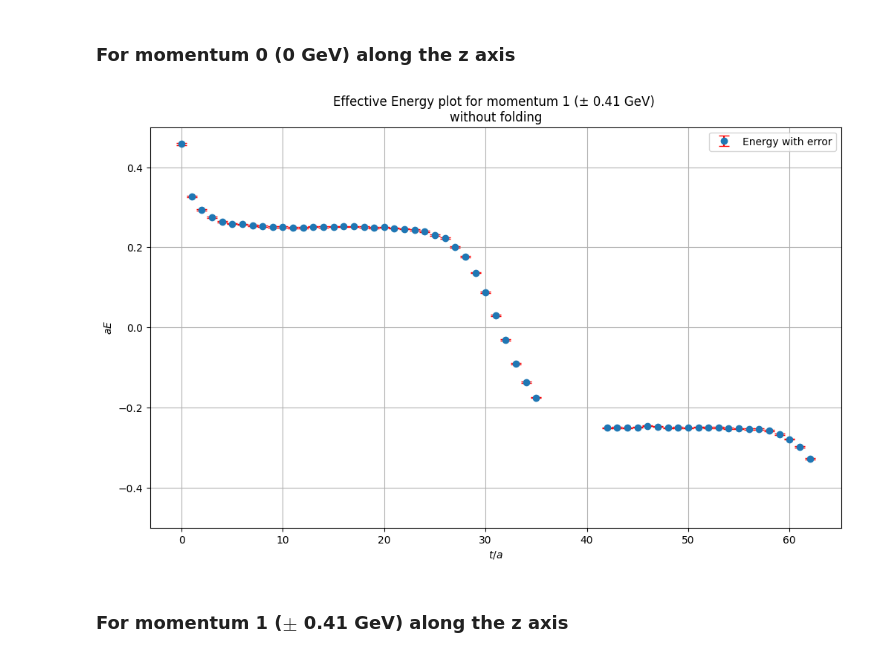
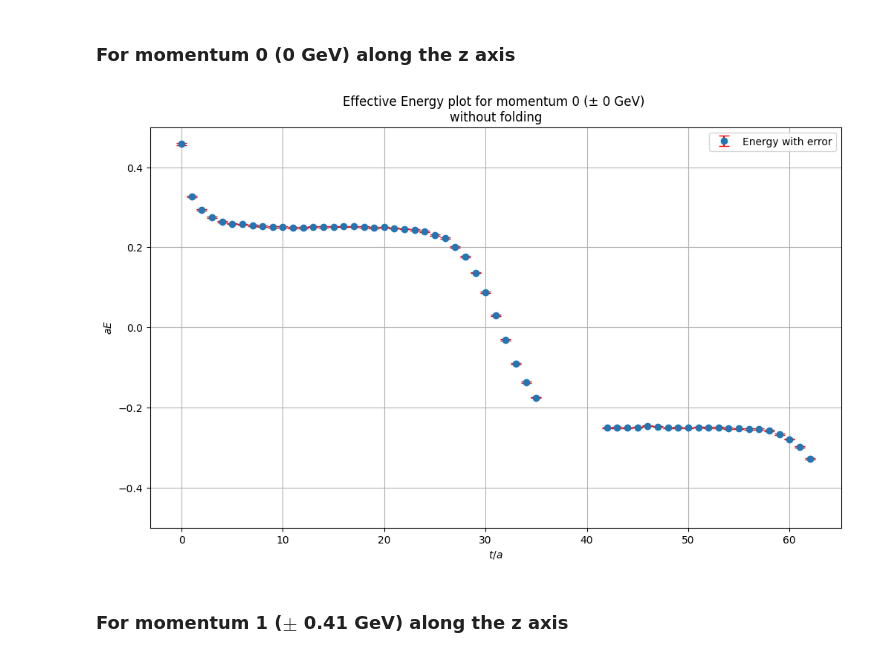
Before and after one commit to Nirban-A/The-energy-spectrum-of-the-kaon-from-Lattice-QCD, a Jupyter notebook: Time Avg.ipynb, the cells around one changed output. Saved outputs shown, nothing was run; the diff lists cells and outputs as text; code cells hidden in the pictures.

Commit message:
Fixed typing mistake in the plot for momentum_pz 0

```diff
--- a/Time Avg.ipynb
+++ b/Time Avg.ipynb
@@ -98,16 +98,16 @@ raw_data_p0=read_files(base_dir_p0,momentum)
 (Energy_p0,Energy_error_p0, E_bins_p0)=jk(raw_data_p0)
 # %%
 plt.figure(figsize=(12, 7))
-plt.title("Effective Energy plot for momentum 1 (\u00B1 0.41 GeV) \nwithout folding")
+plt.title("Effective Energy plot for momentum 0 (\u00B1 0 GeV) \nwithout folding")
 plt.errorbar(np.arange(len(Energy_p0)),Energy_p0,yerr=Energy_error_p0,fmt='o',ecolor='r', capsize=5, label="Energy with error")
 plt.legend(loc="upper right")
 plt.grid()
 plt.ylim(-0.5,0.5)
 plt.xlabel("$t/a$")
 plt.ylabel("$aE$")
 plt.show()
 # %% [output]
-[figure, old version]
+[figure, new version]
 # %% [markdown]
 ### For momentum 1 ($\pm$ 0.41 GeV) along the z axis
 # %%
```
